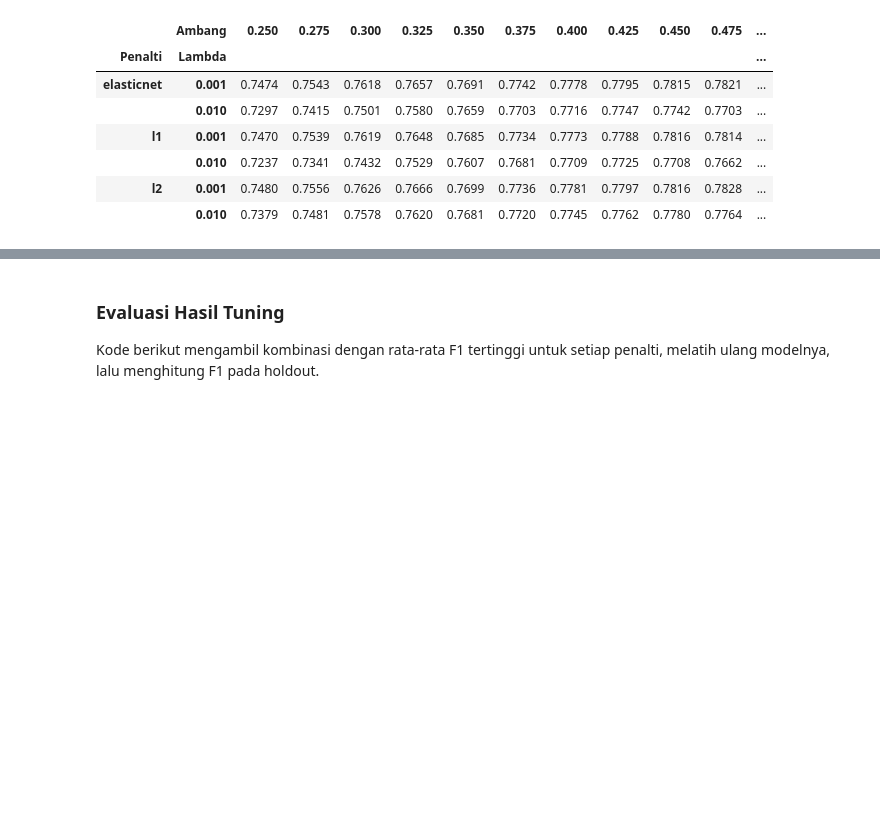
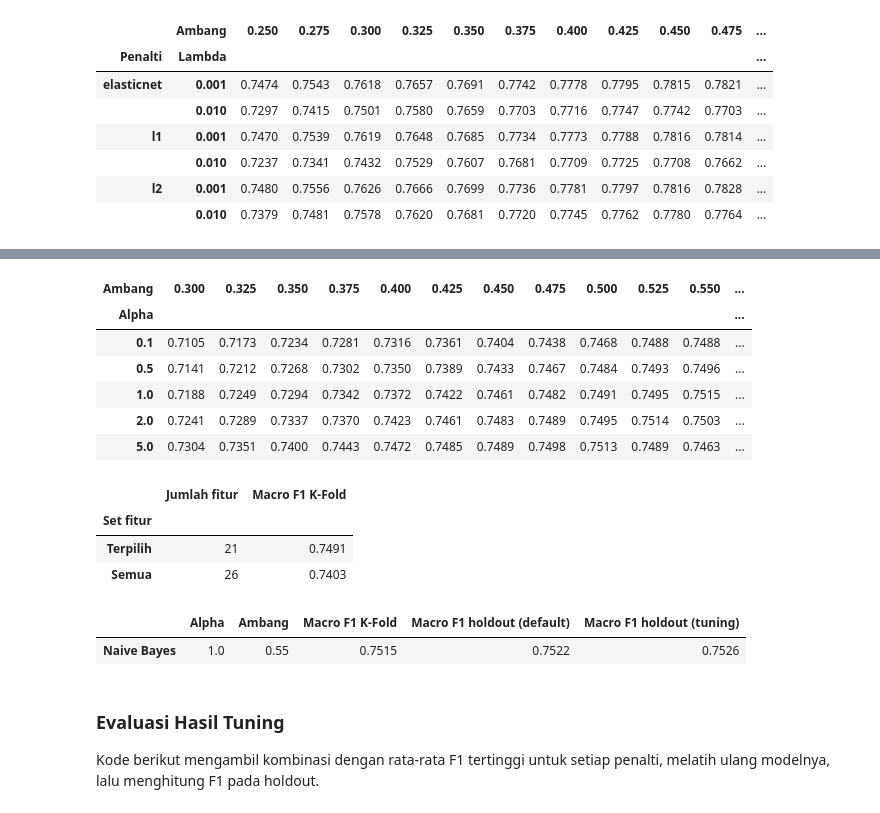
Before and after one commit to Hagon47/IF3170_G24_AyamNutellaBear, a Jupyter notebook: src/notebook/notebook.ipynb, the cells around one changed output, grey strips where cells are left out. Saved outputs shown, nothing was run; the diff lists cells and outputs as text; code cells hidden in the pictures; blank space fills up the shorter version.

```diff
--- a/src/notebook/notebook.ipynb
+++ b/src/notebook/notebook.ipynb
@@ -1346,3 +1431,63 @@ cv_table.round(4)
+# %%
+nb_alphas = [0.1, 0.5, 1.0, 2.0, 5.0]
+nb_thresholds = np.round(np.arange(0.30, 0.651, 0.025), 3)
+nb_cv_rows = []
+
+for fit_idx, eval_idx in splits:
+    fold_eval = train_raw.iloc[eval_idx]
+    X_fit, y_fit, X_eval = prepare_features_nb(train_raw.iloc[fit_idx], fold_eval)
+    y_eval = fold_eval[TARGET]
+
+    for alpha in nb_alphas:
+        prob = NaiveBayes(alpha=alpha).fit(X_fit, y_fit).predict_proba(X_eval)[:, 1]
+        for threshold in nb_thresholds:
+            pred = prob >= threshold
+            nb_cv_rows.append({'Alpha': alpha, 'Ambang': threshold, 'Macro F1': f1_score(y_eval, pred, zero_division=0, average='macro')})
+
+nb_cv_summary = pd.DataFrame(nb_cv_rows).groupby(['Alpha', 'Ambang'])['Macro F1'].mean()
+nb_cv_summary.unstack('Ambang').round(4)
+# %% [output]
+| Ambang | 0.300 | 0.325 | 0.350 | 0.375 | 0.400 | 0.425 | 0.450 | 0.475 | 0.500 | 0.525 | 0.550 | ... |
+| Alpha |  |  |  |  |  |  |  |  |  |  |  | ... |
+| 0.1 | 0.7105 | 0.7173 | 0.7234 | 0.7281 | 0.7316 | 0.7361 | 0.7404 | 0.7438 | 0.7468 | 0.7488 | 0.7488 | ... |
+| 0.5 | 0.7141 | 0.7212 | 0.7268 | 0.7302 | 0.7350 | 0.7389 | 0.7433 | 0.7467 | 0.7484 | 0.7493 | 0.7496 | ... |
+| 1.0 | 0.7188 | 0.7249 | 0.7294 | 0.7342 | 0.7372 | 0.7422 | 0.7461 | 0.7482 | 0.7491 | 0.7495 | 0.7515 | ... |
+| 2.0 | 0.7241 | 0.7289 | 0.7337 | 0.7370 | 0.7423 | 0.7461 | 0.7483 | 0.7489 | 0.7495 | 0.7514 | 0.7503 | ... |
+| 5.0 | 0.7304 | 0.7351 | 0.7400 | 0.7443 | 0.7472 | 0.7485 | 0.7489 | 0.7498 | 0.7513 | 0.7489 | 0.7463 | ... |
+# %%
+nb_feature_sets = {'Terpilih': FEATURES_NB_SELECTED, 'Semua': FEATURES_NB}
+nb_feature_rows = []
+
+for label, feats in nb_feature_sets.items():
+    scores = []
+    for fit_idx, eval_idx in splits:
+        fold_eval = train_raw.iloc[eval_idx]
+        X_fit, y_fit, X_eval = prepare_features_nb(train_raw.iloc[fit_idx], fold_eval, features=feats)
+        pred = NaiveBayes(alpha=1.0).fit(X_fit, y_fit).predict(X_eval)
+        scores.append(f1_score(fold_eval[TARGET], pred, zero_division=0, average='macro'))
+    nb_feature_rows.append({'Set fitur': label, 'Jumlah fitur': len(feats), 'Macro F1 K-Fold': np.mean(scores)})
+
+pd.DataFrame(nb_feature_rows).set_index('Set fitur').round(4)
+# %% [output]
+|  | Jumlah fitur | Macro F1 K-Fold |
+| Set fitur |  |  |
+| Terpilih | 21 | 0.7491 |
+| Semua | 26 | 0.7403 |
+# %%
+nb_best_alpha, nb_best_threshold = nb_cv_summary.idxmax()
+tuned_nb = NaiveBayes(alpha=nb_best_alpha).fit(X_train_nb, y_train_nb)
+tuned_pred_nb = tuned_nb.predict(X_val_nb, threshold=nb_best_threshold)
+
+pd.DataFrame([{
+    'Alpha': nb_best_alpha,
+    'Ambang': nb_best_threshold,
+    'Macro F1 K-Fold': nb_cv_summary.max(),
+    'Macro F1 holdout (default)': f1_score(y_val, y_pred_nb, average='macro'),
+    'Macro F1 holdout (tuning)': f1_score(y_val, tuned_pred_nb, average='macro'),
+}], index=['Naive Bayes']).round(4)
+# %% [output]
+|  | Alpha | Ambang | Macro F1 K-Fold | Macro F1 holdout (default) | Macro F1 holdout (tuning) |
+| Naive Bayes | 1.0 | 0.55 | 0.7515 | 0.7522 | 0.7526 |
 # %% [markdown]
 ### Evaluasi Hasil Tuning
 
```
Also changed, not shown: parts of 19 cells of this notebook, 1 other file.
